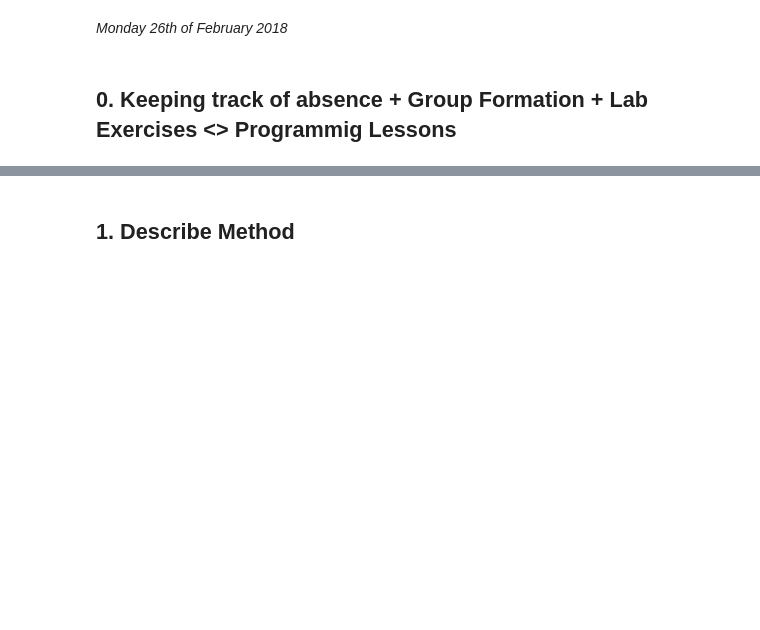
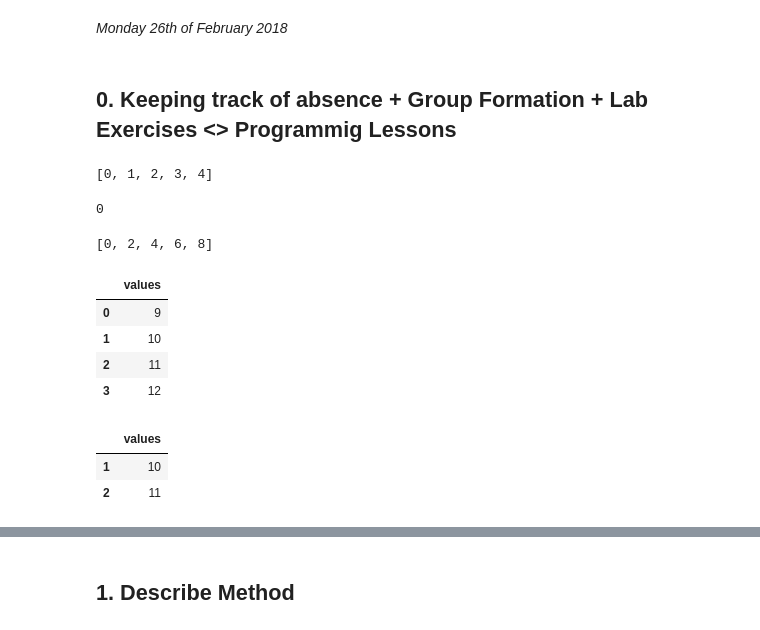
Before and after one commit to RoyKlaasseBos/Data-Analytics-for-Engineers, a Jupyter notebook: Week_3a.ipynb, the cells around one changed output, grey strips where cells are left out. Saved outputs shown, nothing was run; the diff lists cells and outputs as text; code cells hidden in the pictures; blank space fills up the shorter version.

```diff
--- a/Week_3a.ipynb
+++ b/Week_3a.ipynb
@@ -4,3 +4,39 @@
 *Monday 26th of February 2018*
 # %% [markdown]
 ## 0. Keeping track of absence + Group Formation + Lab Exercises <> Programmig Lessons
+# %%
+list(range(5))
+# %% [output]
+[0, 1, 2, 3, 4]
+# %%
+len(temp_list_2)
+# %% [output]
+0
+# %%
+temp_list = range(5)
+temp_list_2 = []
+
+for item in temp_list:
+    temp_list_2.append(item*2)
+
+temp_list_2
+# %% [output]
+[0, 2, 4, 6, 8]
+# %%
+max_threshold = 12
+min_threshold = 9
+data_frame = pd.DataFrame({"values": [9, 10, 11, 12]})
+# %%
+data_frame
+# %% [output]
+|  | values |
+| 0 | 9 |
+| 1 | 10 |
+| 2 | 11 |
+| 3 | 12 |
+# %%
+data_frame.loc[(data_frame['values'] < max_threshold) & (data_frame['values'] > min_threshold)]
+# %% [output]
+|  | values |
+| 1 | 10 |
+| 2 | 11 |
```
Also changed, not shown: parts of 1 cell of this notebook, 1 other file.
